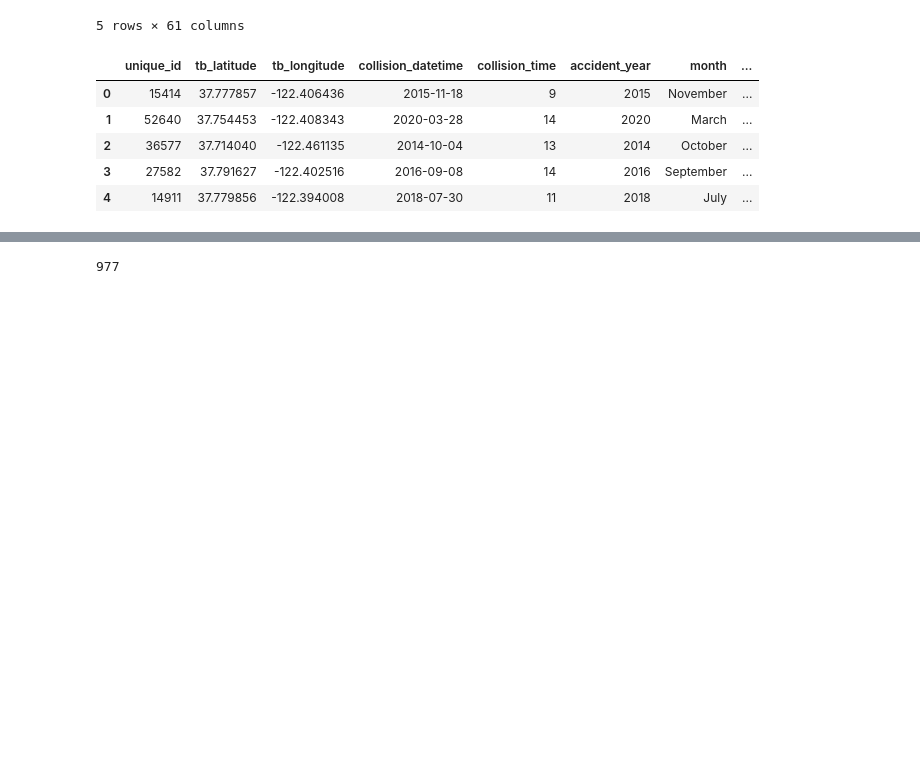
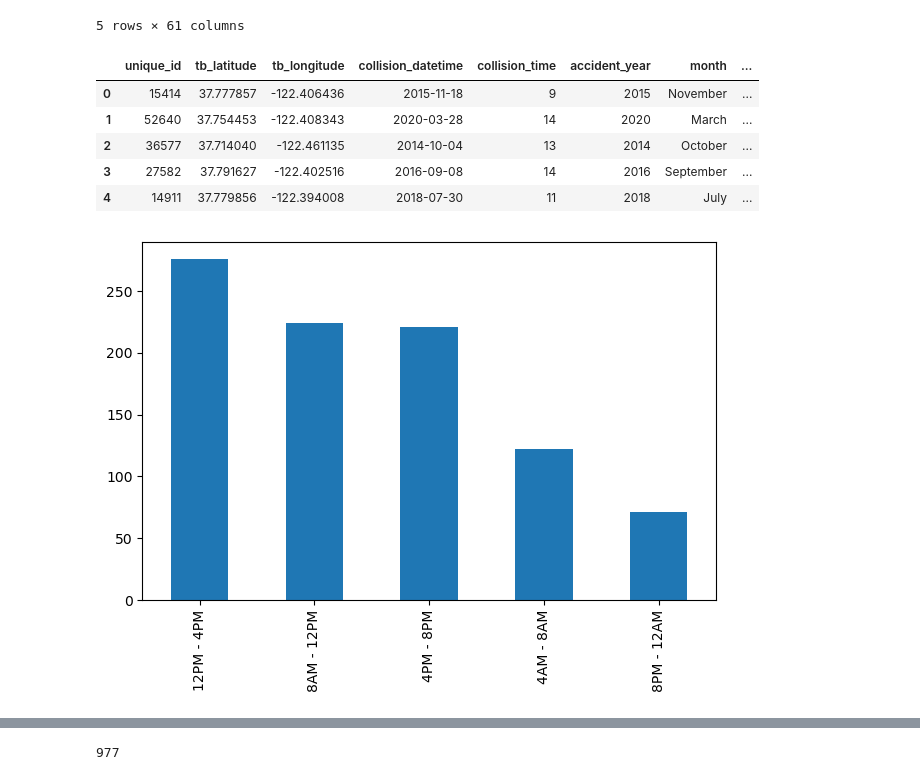
Before and after one commit to aarononward/traffic_collision_analysis, a Jupyter notebook: data/traffic_collision_ETL.ipynb, the cells around one changed output, grey strips where cells are left out. Cells and saved outputs as stored; diff of their text form; code cells hidden in the pictures; blank space fills up the shorter version.

Commit message:
adding period_of_day columns and updated graph images

```diff
--- a/data/traffic_collision_ETL.ipynb
+++ b/data/traffic_collision_ETL.ipynb
@@ -212,3 +214,15 @@ df_final.head()
 | 2 | 36577 | 37.714040 | -122.461135 | 2014-10-04 | 13 | 2014 | October | ... |
 | 3 | 27582 | 37.791627 | -122.402516 | 2016-09-08 | 14 | 2016 | September | ... |
 | 4 | 14911 | 37.779856 | -122.394008 | 2018-07-30 | 11 | 2018 | July | ... |
+# %%
+# Checking the district reports to determine the most dangerous zone in San Francisco by collision injuries.
+counts= df['period_of_day'].value_counts().head()
+# %%
+# Creating the visualization of the most dangerous locations in San Francisco by collision injuries.
+import matplotlib.pyplot as plt
+counts.plot(kind="bar")
+
+plt.tight_layout()
+plt.savefig("dangerous.png")
+# %% [output]
+[figure, added]
```
Also changed, not shown: parts of 8 cells of this notebook, 3 other files.
